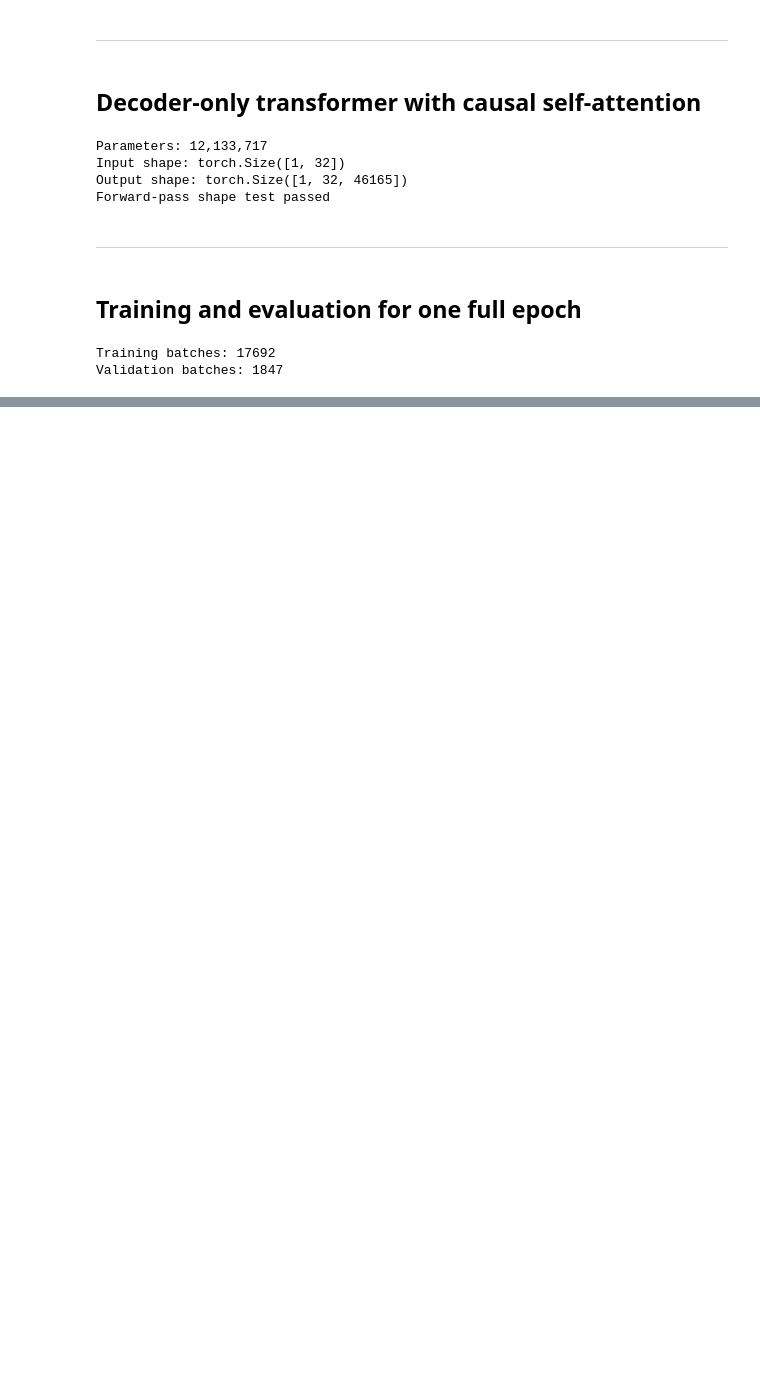
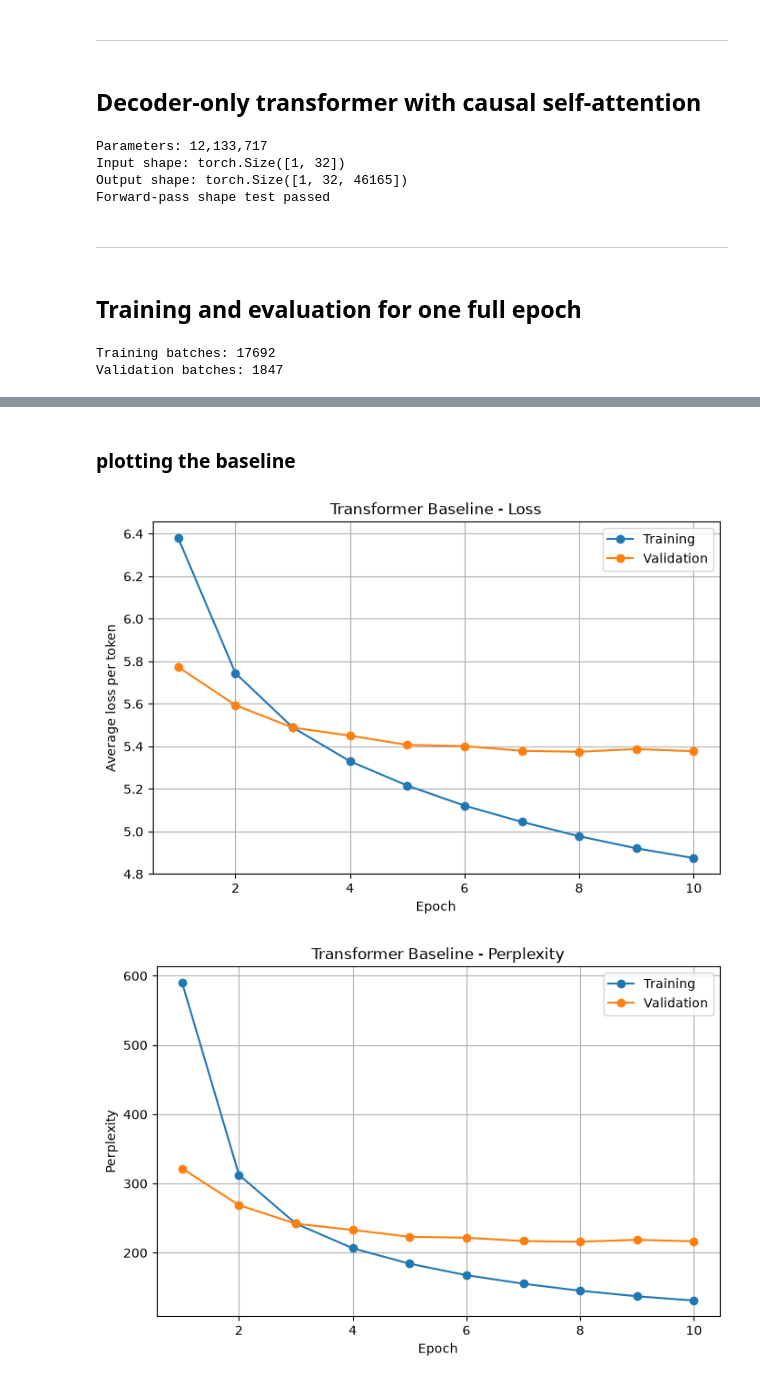
Before and after one commit to yegiVH/Smart-Autocomplete-Systems, a Jupyter notebook: notebooks/transformer.ipynb, the cells around one changed output, grey strips where cells are left out. Saved outputs shown, nothing was run; the diff lists cells and outputs as text; code cells hidden in the pictures; blank space fills up the shorter version.

Commit message:
finished transformer

```diff
--- a/notebooks/transformer.ipynb
+++ b/notebooks/transformer.ipynb
@@ -262,0 +353,40 @@ Validation batches: 1847
+# %% [markdown]
+### plotting the baseline
+# %%
+
+def plot_training_history(history, title="Attention Model"):
+
+    epochs = [row["epoch"] for row in history] # epoch numbers
+
+    train_loss = [row["train_loss"] for row in history]
+    val_loss = [row["validation_loss"] for row in history]
+
+    # loss
+    plt.figure(figsize=(8, 5))
+    plt.plot(epochs, train_loss, marker="o", label="Training")
+    plt.plot(epochs, val_loss, marker="o", label="Validation")
+    plt.xlabel("Epoch")
+    plt.ylabel("Average loss per token")
+    plt.title(title + " - Loss")
+    plt.legend()
+    plt.grid(True)
+    plt.show()
+
+    # and for perplexity
+    train_ppl = [row["train_perplexity"] for row in history]
+    val_ppl = [row["validation_perplexity"] for row in history]
+
+    plt.figure(figsize=(8, 5))
+    plt.plot(epochs, train_ppl, marker="o", label="Training")
+    plt.plot(epochs, val_ppl, marker="o", label="Validation")
+    plt.xlabel("Epoch")
+    plt.ylabel("Perplexity")
+    plt.title(title + " - Perplexity")
+    plt.legend()
+    plt.grid(True)
+    plt.show()
+# %%
+plot_training_history(history, "Transformer Baseline")
+# %% [output]
+[figure, added]
+[figure, added]
```
Also changed, not shown: parts of 18 cells of this notebook, 7 other files.
